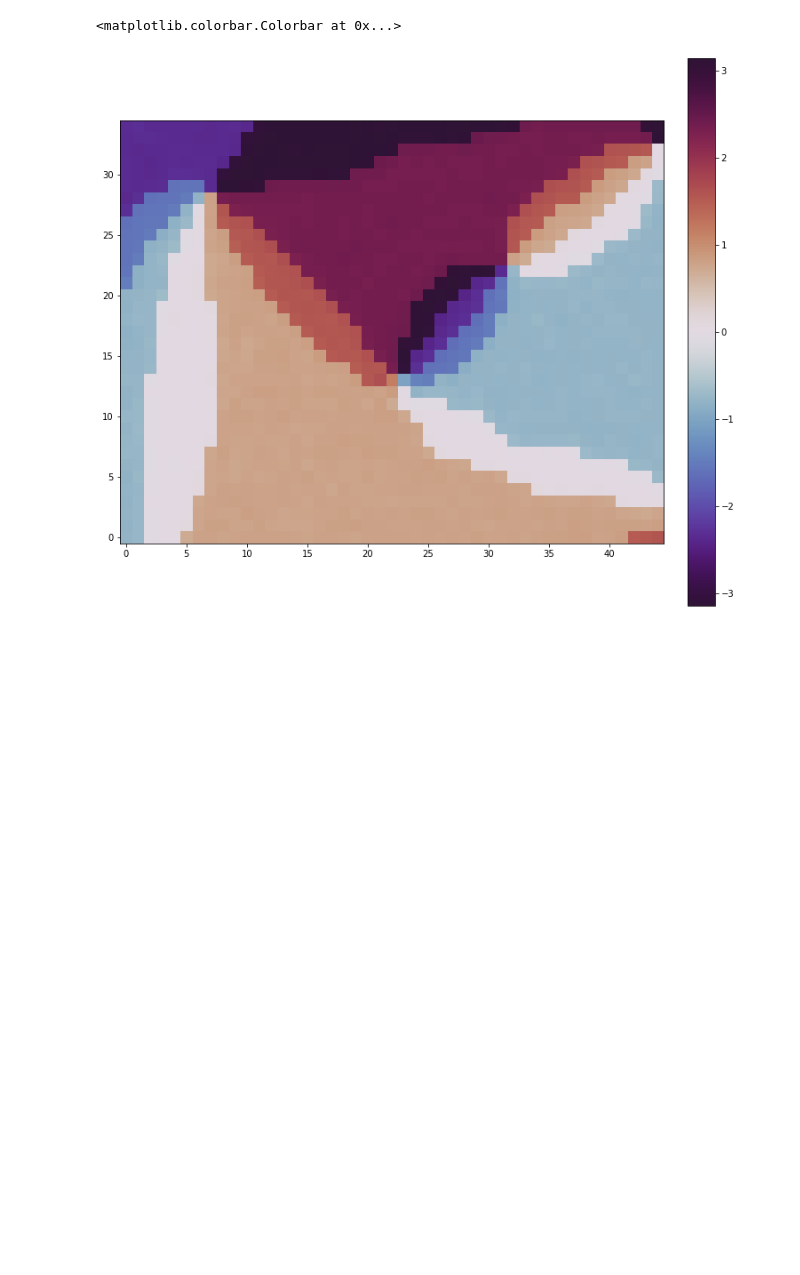
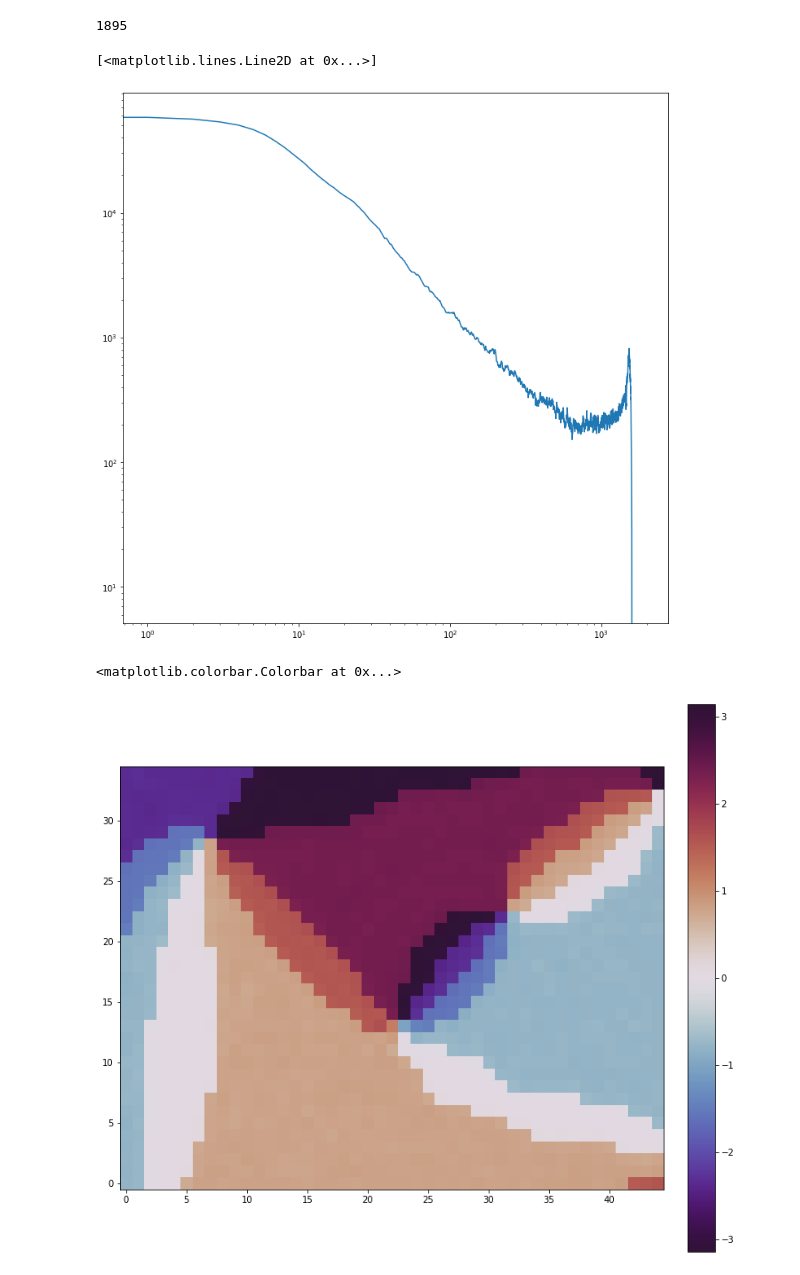
Before and after one commit to pavyamsiri/cosmotd-python, a Jupyter notebook: src/temp.ipynb, the cells around one changed output. Cells and saved outputs as stored; diff of their text form; code cells hidden in the pictures; blank space fills up the shorter version.

Commit message:
Added some string count data files from the C++ version and plotted them in a notebook

```diff
--- a/src/temp.ipynb
+++ b/src/temp.ipynb
@@ -6,3 +7,21 @@ from cosmotd.fields import Field, save_fields, load_fields
+# %%
+with open("data/data_cache/single_axion_string_count.data", "rb") as save_file:
+    # The number of fields
+    num_timesteps = struct.unpack("<I", save_file.read(4))[0]
+    print(num_timesteps)
+    string_counts = np.zeros(num_timesteps)
+
+    for timestep in range(num_timesteps):
+        string_counts[timestep] = struct.unpack("<i", save_file.read(4))[0]
+
+fig = plt.figure(figsize=(12, 12))
+ax = fig.add_subplot()
+
+ax.loglog(range(num_timesteps), string_counts)
+# %% [output]
+1895
+[<matplotlib.lines.Line2D at 0x...>]
+[figure, added]
 # %%
 # [real_field, imaginary_field] = load_fields("single_axion_n1_check_phase.ctdd")
 # [real_field, imaginary_field] = load_fields("end_of_single_axion.ctdd")
```
Also changed, not shown: parts of 1 cell of this notebook.
